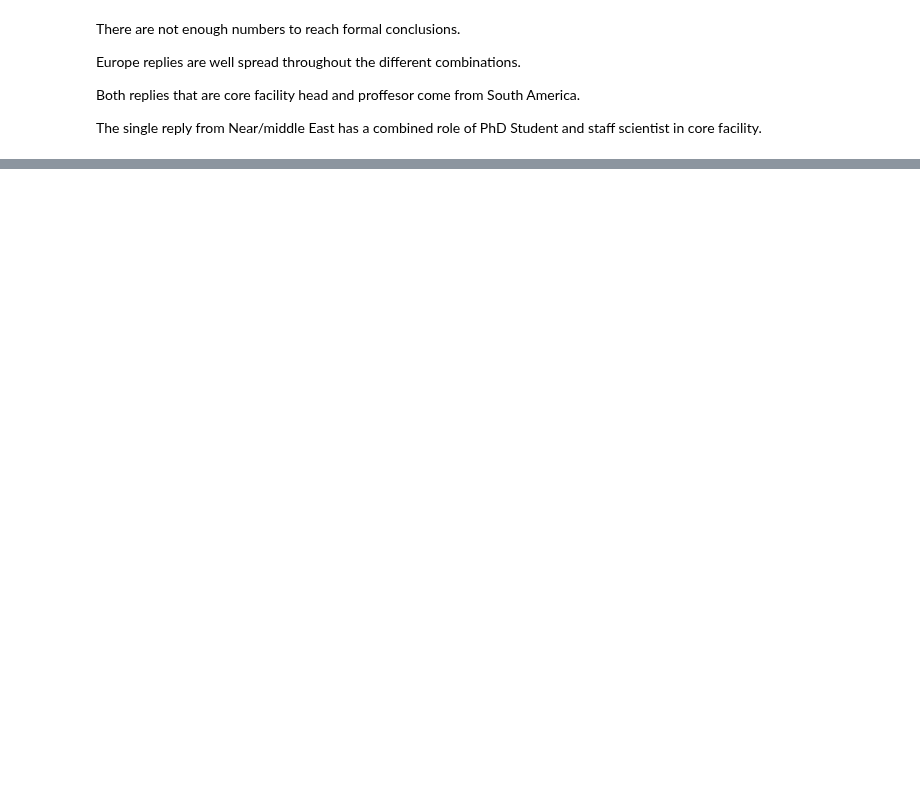
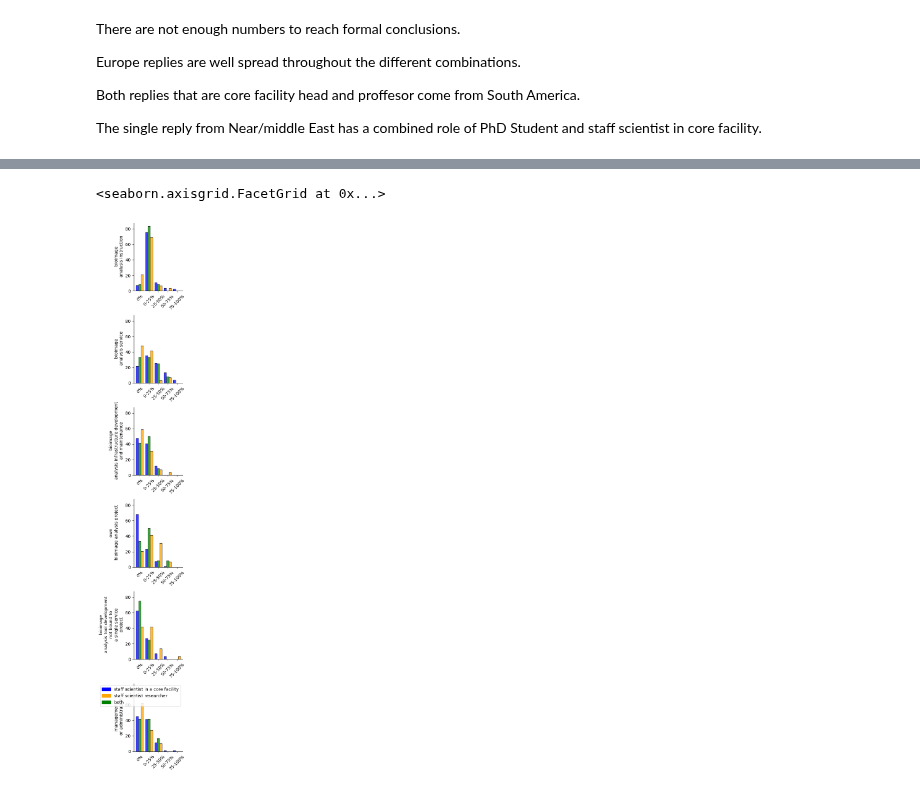
Before and after one commit to GloBIAS-BioimageAnalysts/Survey_2024, a Jupyter notebook: notebooks/multiple_position.ipynb, the cells around one changed output, grey strips where cells are left out. Cells and saved outputs as stored; diff of their text form; code cells hidden in the pictures; blank space fills up the shorter version.

```diff
--- a/notebooks/multiple_position.ipynb
+++ b/notebooks/multiple_position.ipynb
@@ -132,0 +190,51 @@ Are the differences between staff scientist researcher and staff scientist in co
+# %%
+palette_dict = {"staff scientist in a core facility": "blue", "staff scientist researcher": "orange", "both": "green"}
+
+g = sns.FacetGrid(data=selected_df[["staff_scientist_role",] + question_7].melt(id_vars=["staff_scientist_role"]),
+            #   col="staff_scientist_role",
+              row='variable',
+              row_order=question_7,
+              col_order=selection,
+              )
+
+g.map_dataframe(sns.histplot,
+                "value",
+                 stat="percent",
+                 common_norm=False,
+                 x="value",
+                 hue="staff_scientist_role",
+                 multiple="dodge",
+                 palette=palette_dict,
+                 legend=True,
+                 shrink=0.8,)
+
+labels = g.axes[-1, 0].get_xticklabels()
+labels = [l.get_text() for l in labels]
+
+for i in range(len(question_7)):
+    question_text = ""
+    for n, word in enumerate(question_7[i].split("[")[1].split("]")[0].split(" ")):
+        if n % 3 == 0:
+            word += "\n"
+        question_text += " " + word
+
+    g.axes[i, 0].set_ylabel(question_text)
+
+    g.axes[i, 0].set_title("")
+
+    g.axes[i, 0].tick_params(axis="x", bottom=True, top=False, labelbottom=True, labeltop=False)
+    g.axes[i, 0].set_xlabel("")
+    g.axes[i, 0].set_xticks(list(range(len(labels))))
+    g.axes[i, 0].set_xticklabels(labels, rotation=45)
+
+import matplotlib.patches as mpatches
+import matplotlib.pyplot as plt
+
+patches = []
+for key, value in palette_dict.items():
+    patches.append(mpatches.Patch(color=value, label=key))
+plt.legend(handles=patches)
+g.tight_layout()
+# %% [output]
+<seaborn.axisgrid.FacetGrid at 0x...>
+[figure, added]
```
Also changed, not shown: parts of 14 cells of this notebook.
